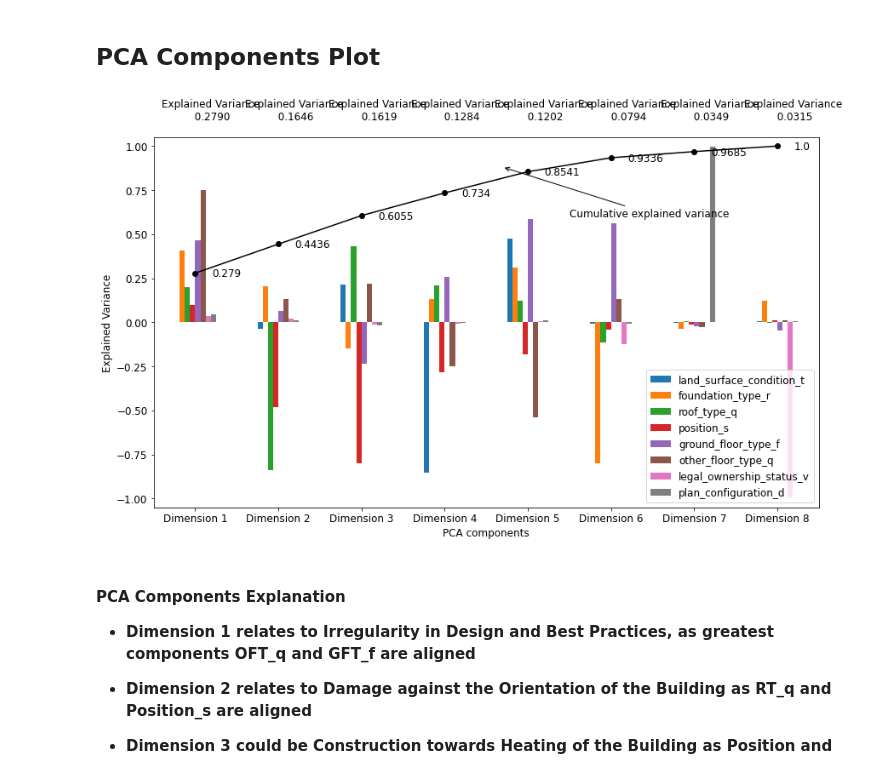
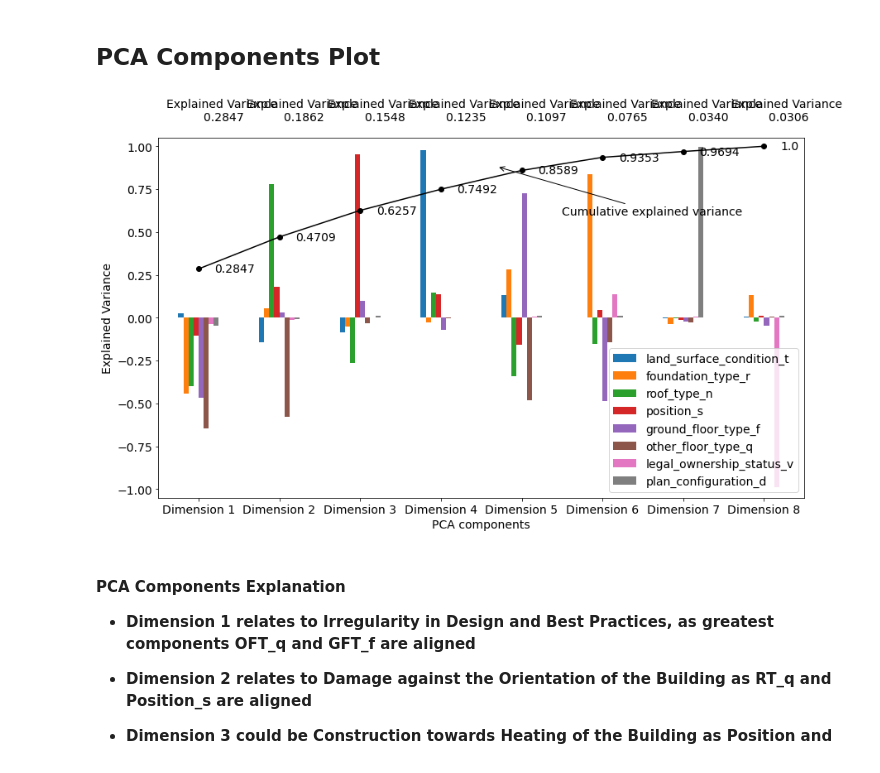
Before and after one commit to DS-Group22-ADP/Practical-Project, a Jupyter notebook: notebooks/Exploratory-Data-Analysis (Main Notebook).ipynb, the cells around one changed output. Drawn from its saved outputs; the diff is of its cells as text; code cells hidden in the pictures.

```diff
--- a/notebooks/Exploratory-Data-Analysis (Main Notebook).ipynb
+++ b/notebooks/Exploratory-Data-Analysis (Main Notebook).ipynb
@@ -2866,39 +2885,39 @@ def pca_results(data, pc, evr):
     return pd.concat([variance_ratios, components], axis = 1)
 # %%
 most_seismic_vulnerability_factors = [
-    'land_surface_condition_t', 'foundation_type_r', 'roof_type_q', 'position_s',
+    'land_surface_condition_t', 'foundation_type_r', 'roof_type_n', 'position_s',
     'ground_floor_type_f', 'other_floor_type_q', 'legal_ownership_status_v', 'plan_configuration_d'
 ]
 def plot_pca_components_explained_variance():
     # copy the original dataframe
     cat_df = pd.get_dummies(join_df.loc[:, main_building_land_attributes + sub_building_land_attributes])
     cat_df = cat_df[most_seismic_vulnerability_factors]
     # run pca analysis on the dataframe
     # transformed_matrix, principal_components, explained_variance_ratio
     X_pca, pc, evr = principal_components_analysis(cat_df)
 
     results = pca_results(cat_df, pc, evr)
     x = np.arange(0,8)
 
     # plot the cumulative variance
     plt.plot(x, np.cumsum(evr), '-o', color='black')
 
     # plot styling
     plt.ylim(-1.05, 1.05)
 
     plt.annotate('Cumulative explained variance', xy=(3.7, .88), arrowprops=dict(arrowstyle='->'), xytext=(4.5, .6))
 
     for i,j in zip(x, np.cumsum(evr)):
         plt.annotate(str(j.round(4)),xy=(i+.2,j-.02))
 
     plt.xticks(range(0,8))
     plt.xlabel('PCA components')
     plt.ylabel('Explained Variance')
     plt.show()
 
 plot_pca_components_explained_variance()
 # %% [output]
-[figure, old version]
+[figure, new version]
 # %% [markdown]
 #### PCA Components Explanation
 
```
Also changed, not shown: parts of 21 cells of this notebook.
